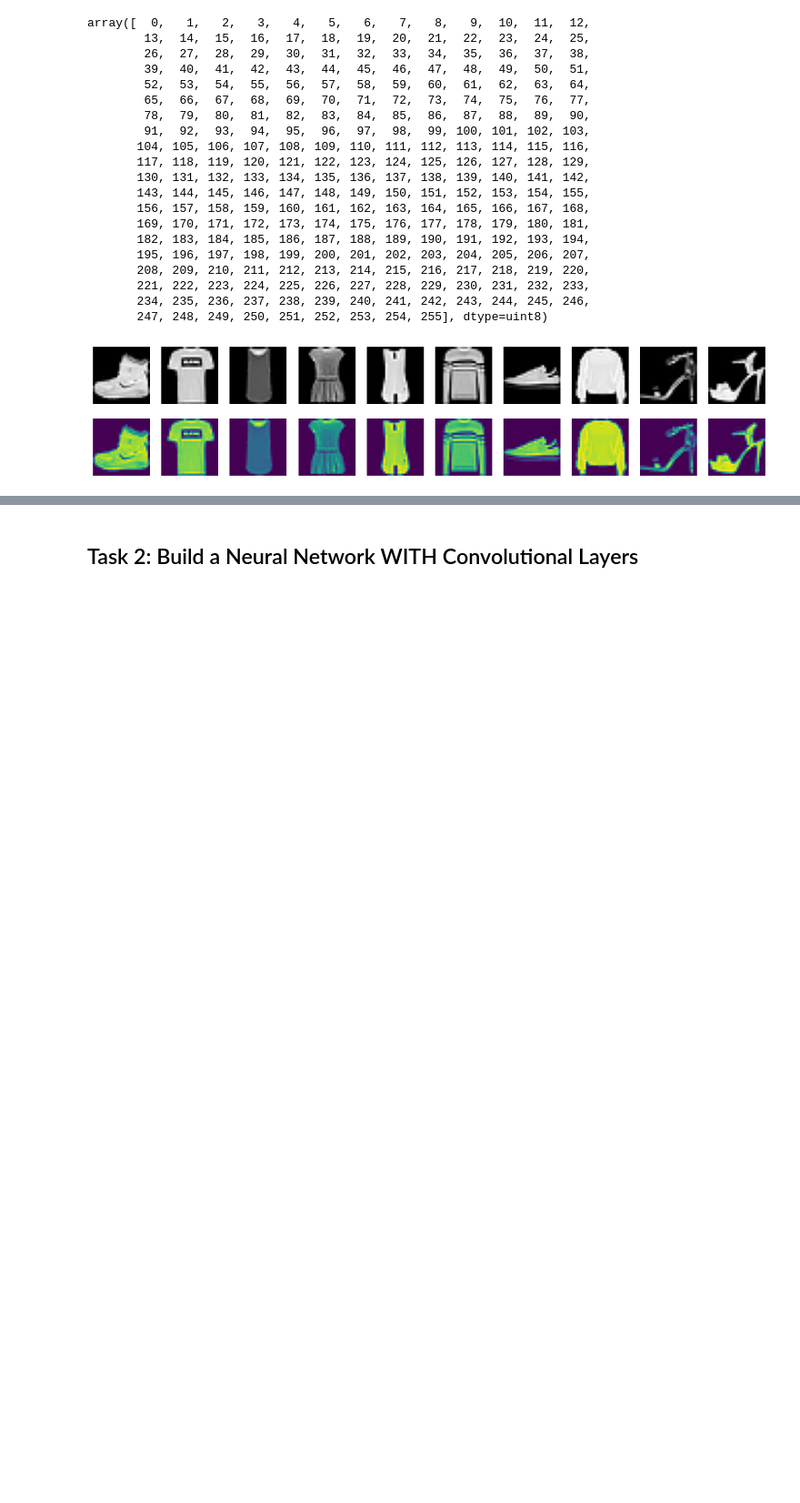
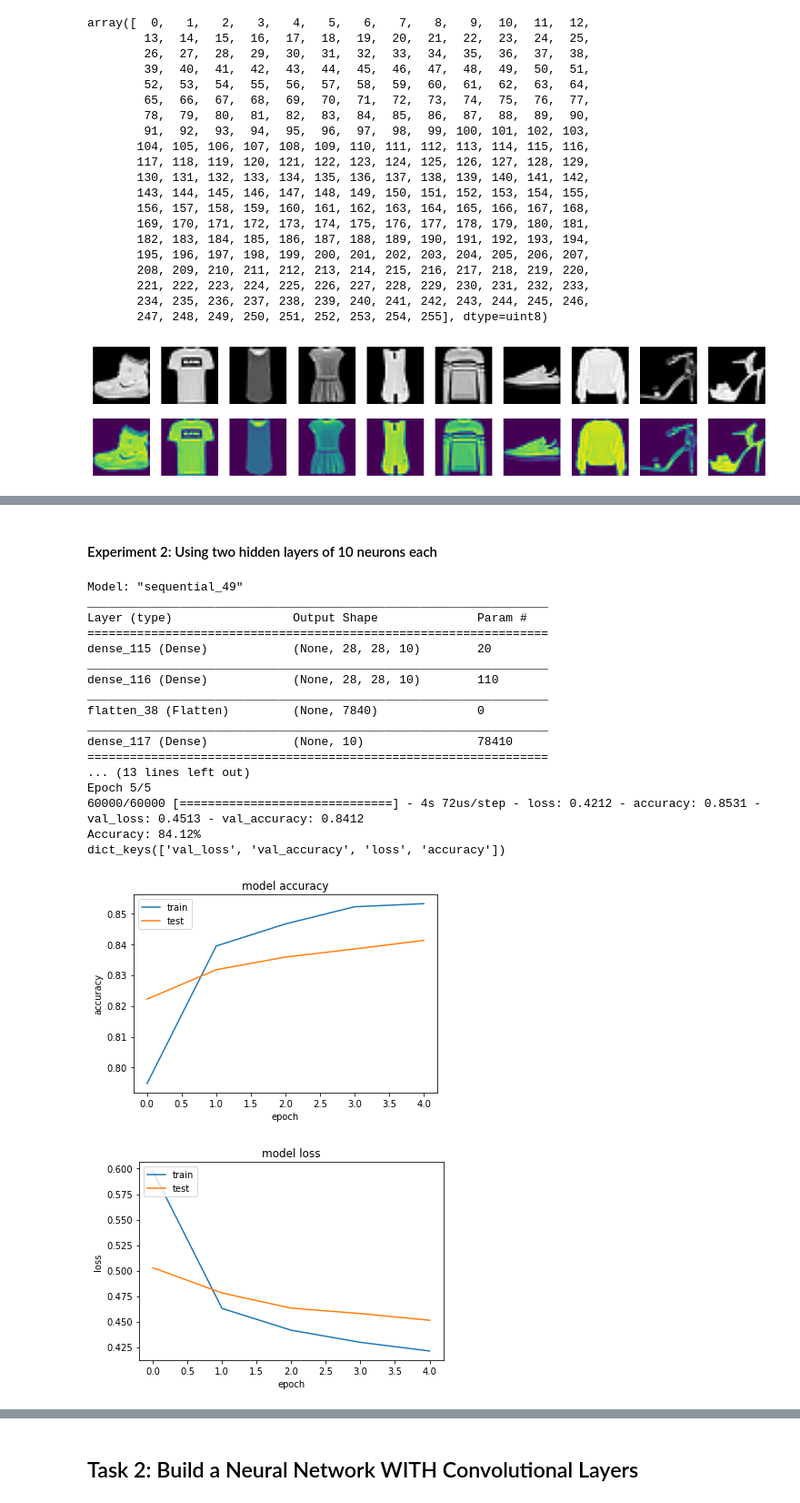
Before and after one commit to jamesworcester/Machine-Learning-Assignment-2, a Jupyter notebook: CSE3CI_Assignment2_JamesWorcester.ipynb, the cells around one changed output, grey strips where cells are left out. Shown: that part at 91% size. Drawn from its saved outputs; the diff is of its cells as text; code cells hidden in the pictures; blank space fills up the shorter version.

```diff
--- a/CSE3CI_Assignment2_JamesWorcester.ipynb
+++ b/CSE3CI_Assignment2_JamesWorcester.ipynb
@@ -187,0 +260,66 @@ Accuracy: 10.00%
+# %% [markdown]
+#### Experiment 2: Using two hidden layers of 10 neurons each
+# %%
+# Build the model
+model = Sequential()
+model.add(Dense(10, input_shape=(28, 28, 1))) #hidden layer with 10 nodes that captures the input shape of (28, 28, 1)
+model.add(Dense(10))
+model.add(Flatten()) #flatten the image into a vector
+model.add(Dense(num_classes, activation='softmax')) #(refer to Lecture 6): output layer with 10 nodes uses softmax as the activation function because this is a multi-class classification problem
+
+# Compile model
+model.compile(loss='categorical_crossentropy', optimizer='sgd', metrics=['accuracy'])
+
+model.summary()
+
+tf.set_random_seed(1)
+np.random.seed(1)
+
+epochs = 5
+# Fit the model
+#change up batch size from SGD to mini-batch to full gradient
+history = model.fit(x_train, y_train, validation_data=(x_test, y_test), epochs=epochs, batch_size=60, verbose=1)
+
+# Final evaluation of the model
+scores = model.evaluate(x_test, y_test, verbose=0)
+print("Accuracy: %.2f%%" % (scores[1]*100))
+
+#plot history
+print(history.history.keys())
+# summarize history for accuracy
+plt.plot(history.history['accuracy'])
+plt.plot(history.history['val_accuracy'])
+plt.title('model accuracy')
+plt.ylabel('accuracy')
+plt.xlabel('epoch')
+plt.legend(['train', 'test'], loc='upper left')
+plt.show()
+
+# summarize history for loss
+plt.plot(history.history['loss'])
+plt.plot(history.history['val_loss'])
+plt.title('model loss')
+plt.ylabel('loss')
+plt.xlabel('epoch')
+plt.legend(['train', 'test'], loc='upper left')
+plt.show()
+# %% [output]
+Model: "sequential_49"
+_________________________________________________________________
+Layer (type)                 Output Shape              Param #
+=================================================================
+dense_115 (Dense)            (None, 28, 28, 10)        20
+_________________________________________________________________
+dense_116 (Dense)            (None, 28, 28, 10)        110
+_________________________________________________________________
+flatten_38 (Flatten)         (None, 7840)              0
+_________________________________________________________________
+dense_117 (Dense)            (None, 10)                78410
+=================================================================
+... (13 lines left out)
+Epoch 5/5
+60000/60000 [==============================] - 4s 72us/step - loss: 0.4212 - accuracy: 0.8531 - val_loss: 0.4513 - val_accuracy: 0.8412
+Accuracy: 84.12%
+dict_keys(['val_loss', 'val_accuracy', 'loss', 'accuracy'])
+[figure, added]
+[figure, added]
```
Also changed, not shown: parts of 29 cells of this notebook, 4 other files.
